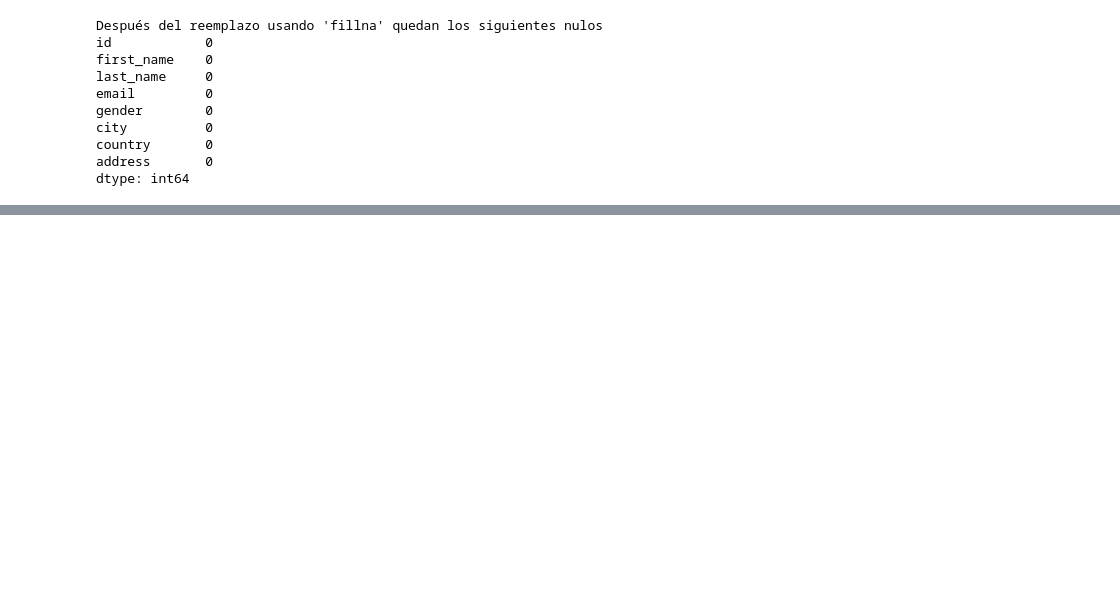
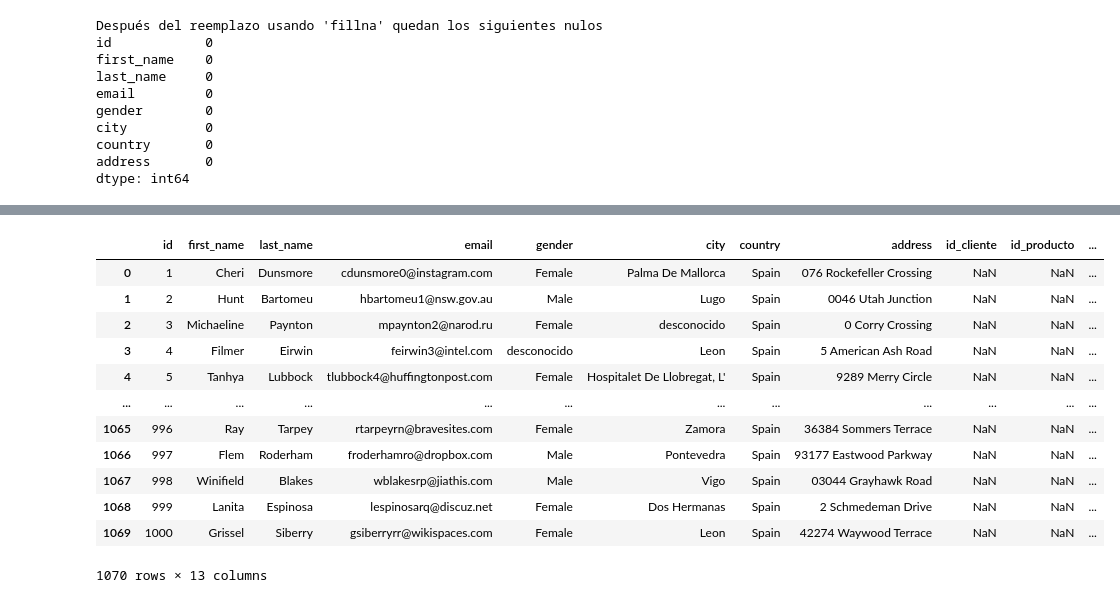
Before and after one commit to lmoraromero/promoG-modulo3-sprint2-pairprogramming-FEDRA-LAURAM, a Jupyter notebook: pair_ETL.ipynb, the cells around one changed output, grey strips where cells are left out. Saved outputs shown, nothing was run; the diff lists cells and outputs as text; code cells hidden in the pictures; blank space fills up the shorter version.

```diff
--- a/pair_ETL.ipynb
+++ b/pair_ETL.ipynb
@@ -245,0 +262,5 @@ df_union
+# %%
+df_merge = df_clientes.merge( right=df_ventas, how='left',
+                        left_on='id', right_on='id_cliente')
+
+df_merge.sample(10)
@@ -245,0 +279,16 @@ df_union
+# %%
+df_merge
+# %% [output]
+|  | id | first_name | last_name | email | gender | city | country | address | id_cliente | id_producto | ... |
+| 0 | 1 | Cheri | Dunsmore | cdunsmore0@instagram.com | Female | Palma De Mallorca | Spain | 076 Rockefeller Crossing | NaN | NaN | ... |
+| 1 | 2 | Hunt | Bartomeu | hbartomeu1@nsw.gov.au | Male | Lugo | Spain | 0046 Utah Junction | NaN | NaN | ... |
+| 2 | 3 | Michaeline | Paynton | mpaynton2@narod.ru | Female | desconocido | Spain | 0 Corry Crossing | NaN | NaN | ... |
+| 3 | 4 | Filmer | Eirwin | feirwin3@intel.com | desconocido | Leon | Spain | 5 American Ash Road | NaN | NaN | ... |
+| 4 | 5 | Tanhya | Lubbock | tlubbock4@huffingtonpost.com | Female | Hospitalet De Llobregat, L' | Spain | 9289 Merry Circle | NaN | NaN | ... |
+| ... | ... | ... | ... | ... | ... | ... | ... | ... | ... | ... | ... |
+| 1065 | 996 | Ray | Tarpey | rtarpeyrn@bravesites.com | Female | Zamora | Spain | 36384 Sommers Terrace | NaN | NaN | ... |
+| 1066 | 997 | Flem | Roderham | froderhamro@dropbox.com | Male | Pontevedra | Spain | 93177 Eastwood Parkway | NaN | NaN | ... |
+| 1067 | 998 | Winifield | Blakes | wblakesrp@jiathis.com | Male | Vigo | Spain | 03044 Grayhawk Road | NaN | NaN | ... |
+| 1068 | 999 | Lanita | Espinosa | lespinosarq@discuz.net | Female | Dos Hermanas | Spain | 2 Schmedeman Drive | NaN | NaN | ... |
+| 1069 | 1000 | Grissel | Siberry | gsiberryrr@wikispaces.com | Female | Leon | Spain | 42274 Waywood Terrace | NaN | NaN | ... |
+1070 rows × 13 columns
```
Also changed, not shown: parts of 11 cells of this notebook, 3 other files.
